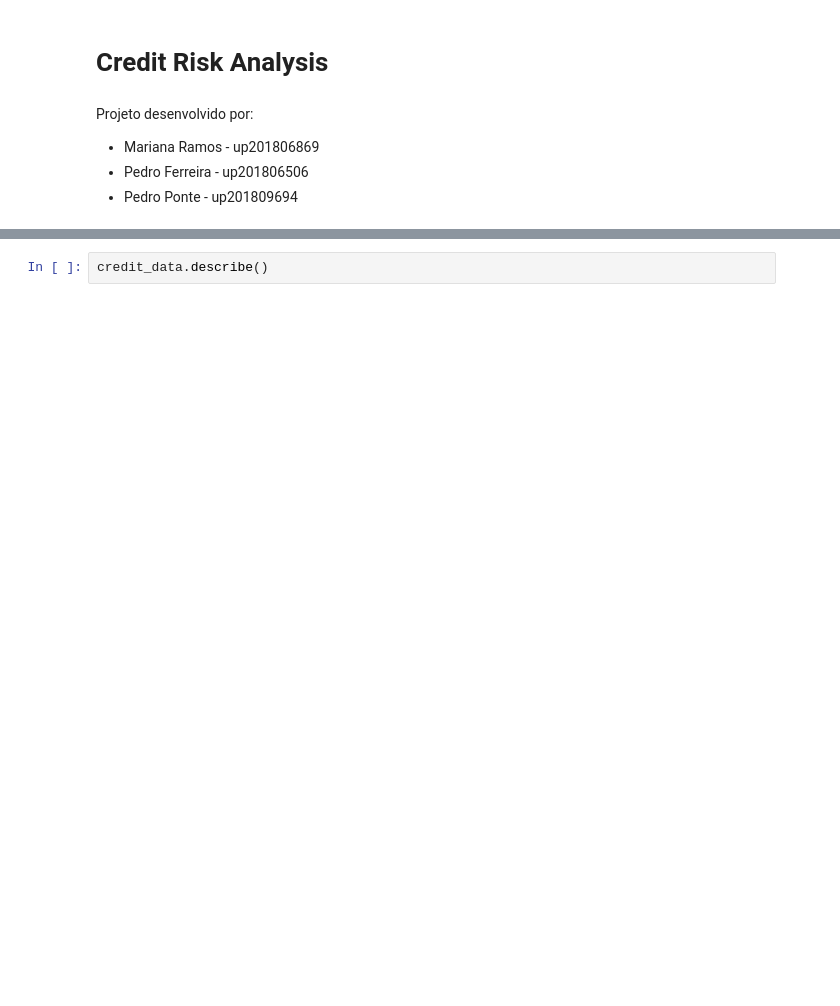
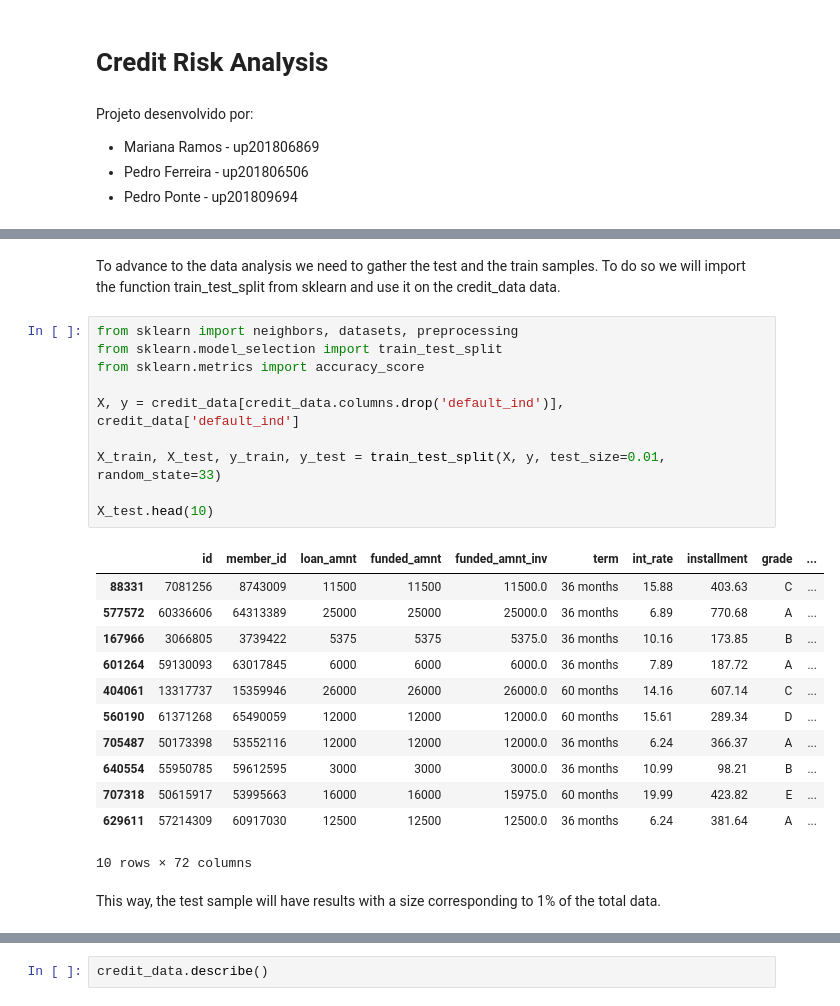
Before and after one commit to pedrovponte/IART-g39, a Jupyter notebook: proj2/src/credit_risk_analysis.ipynb, the cells around one changed output, grey strips where cells are left out. Drawn from its saved outputs; the diff is of its cells as text; blank space fills up the shorter version.

Commit message:
Test and Train samples

```diff
--- a/proj2/src/credit_risk_analysis.ipynb
+++ b/proj2/src/credit_risk_analysis.ipynb
@@ -22,2 +36,29 @@ credit_data.head()
+# %% [markdown]
+To advance to the data analysis we need to gather the test and the train samples. To do so we will import the function train_test_split from sklearn and use it on the credit_data data.
+# %%
+from sklearn import neighbors, datasets, preprocessing
+from sklearn.model_selection import train_test_split
+from sklearn.metrics import accuracy_score
+
+X, y = credit_data[credit_data.columns.drop('default_ind')], credit_data['default_ind']
+
+X_train, X_test, y_train, y_test = train_test_split(X, y, test_size=0.01, random_state=33)
+
+X_test.head(10)
+# %% [output]
+|  | id | member_id | loan_amnt | funded_amnt | funded_amnt_inv | term | int_rate | installment | grade | ... |
+| 88331 | 7081256 | 8743009 | 11500 | 11500 | 11500.0 | 36 months | 15.88 | 403.63 | C | ... |
+| 577572 | 60336606 | 64313389 | 25000 | 25000 | 25000.0 | 36 months | 6.89 | 770.68 | A | ... |
+| 167966 | 3066805 | 3739422 | 5375 | 5375 | 5375.0 | 36 months | 10.16 | 173.85 | B | ... |
+| 601264 | 59130093 | 63017845 | 6000 | 6000 | 6000.0 | 36 months | 7.89 | 187.72 | A | ... |
+| 404061 | 13317737 | 15359946 | 26000 | 26000 | 26000.0 | 60 months | 14.16 | 607.14 | C | ... |
+| 560190 | 61371268 | 65490059 | 12000 | 12000 | 12000.0 | 60 months | 15.61 | 289.34 | D | ... |
+| 705487 | 50173398 | 53552116 | 12000 | 12000 | 12000.0 | 36 months | 6.24 | 366.37 | A | ... |
+| 640554 | 55950785 | 59612595 | 3000 | 3000 | 3000.0 | 36 months | 10.99 | 98.21 | B | ... |
+| 707318 | 50615917 | 53995663 | 16000 | 16000 | 15975.0 | 60 months | 19.99 | 423.82 | E | ... |
+| 629611 | 57214309 | 60917030 | 12500 | 12500 | 12500.0 | 36 months | 6.24 | 381.64 | A | ... |
+10 rows × 72 columns
+# %% [markdown]
+This way, the test sample will have results with a size corresponding to 1% of the total data.
 # %%
 credit_data.tail()
```
Also changed, not shown: parts of 6 cells of this notebook, 1 other file.
